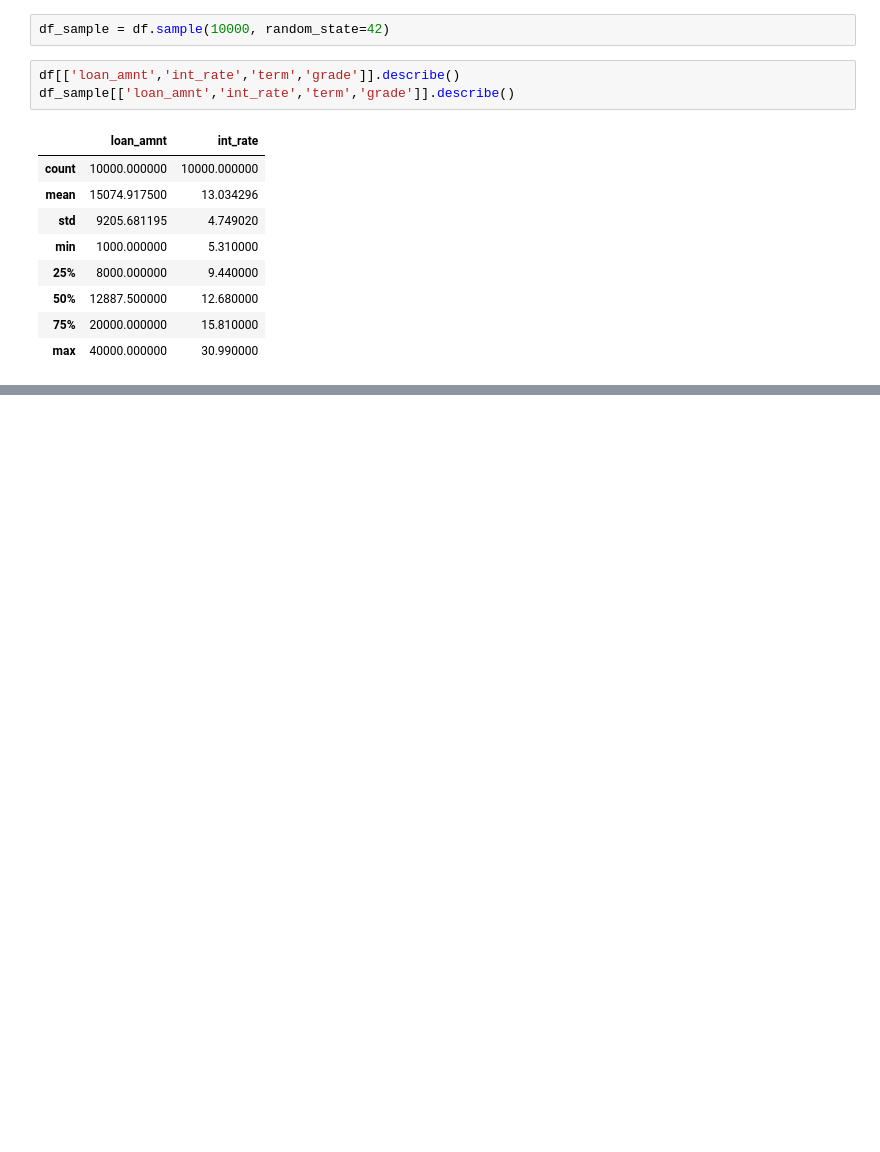
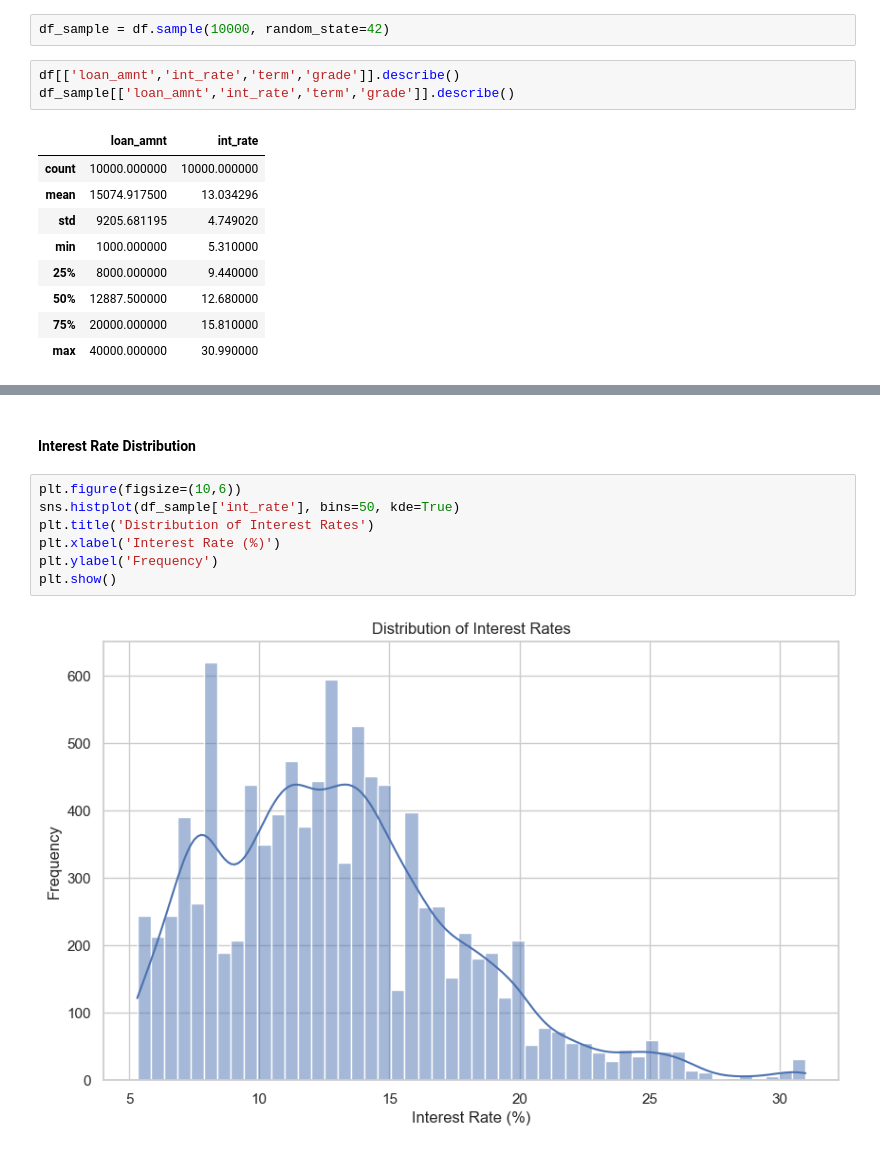
Before and after one commit to EriPardali/MasterThesis_DataEngineering_EleftheriaPardali, a Jupyter notebook: src/transformations/eda_loan_portfolio.ipynb, the cells around one changed output, grey strips where cells are left out. Cells and saved outputs as stored; diff of their text form; blank space fills up the shorter version.

```diff
--- a/src/transformations/eda_loan_portfolio.ipynb
+++ b/src/transformations/eda_loan_portfolio.ipynb
@@ -733,0 +324,11 @@ df_final.to_csv(r"C:\Users\parda\OneDrive\Desktop\Thesis\loan_portfolio.csv", in
+# %% [markdown]
+#### Interest Rate Distribution
+# %%
+plt.figure(figsize=(10,6))
+sns.histplot(df_sample['int_rate'], bins=50, kde=True)
+plt.title('Distribution of Interest Rates')
+plt.xlabel('Interest Rate (%)')
+plt.ylabel('Frequency')
+plt.show()
+# %% [output]
+[figure, added]
```
Also changed, not shown: parts of 113 cells of this notebook.
